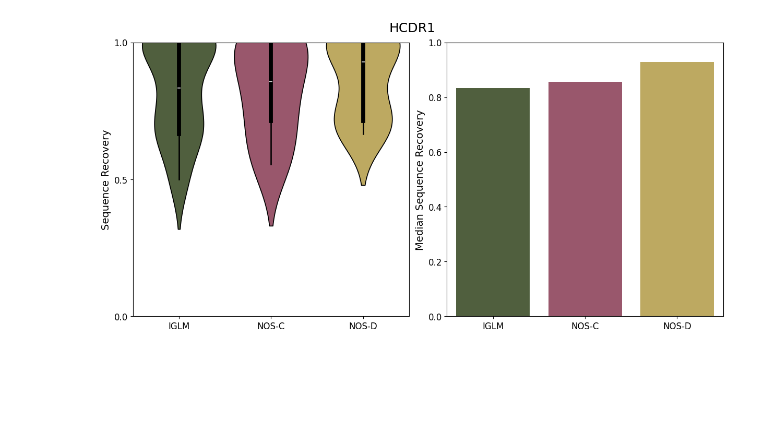
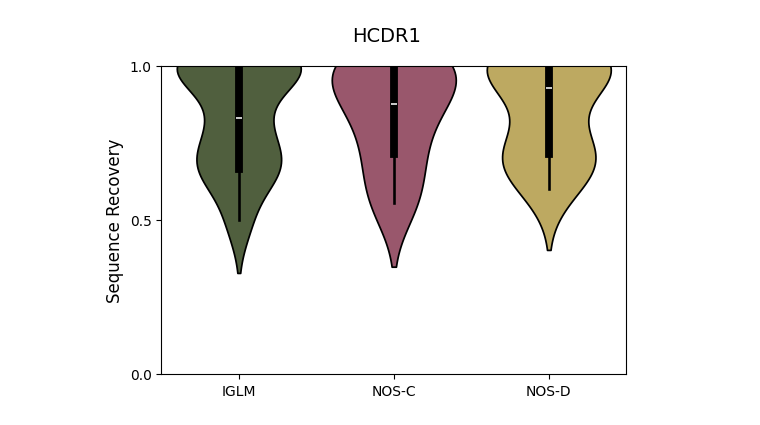
Before and after one commit to shainotshy1/BLISS_Experiments, a Jupyter notebook: NOS/analyze_data.ipynb, the cells around one changed output. Saved outputs shown, nothing was run; the diff lists cells and outputs as text; code cells hidden in the pictures; blank space fills up the shorter version.

Commit message:
added mlm data guided, removed bar

```diff
--- a/NOS/analyze_data.ipynb
+++ b/NOS/analyze_data.ipynb
@@ -4,64 +4,51 @@ import pandas as pd
 import seaborn as sns
 import matplotlib.pyplot as plt
 # %%
-def get_col(fn, sample_tag, col_name):
+def get_col(fn, col_name):
     df = pd.read_csv(fn)
-    return df[df['sample_tag'] == sample_tag][col_name].values
+    return df[col_name].values
 # %%
-# HCDR1 Analysis only
-
-sample = 'chothia_hcdr1'
-
-iglm_fn = 'data/iglm_fixed_samples_labeled.csv'
-iglm_data = get_col(iglm_fn, sample, 'seq_recovery')
+iglm_fn = 'data/iglm_fixed_samples_labeled_hcdr1.csv'
+iglm_data = get_col(iglm_fn, 'seq_recovery')
 iglm_med = np.median(iglm_data)
 
-nosc_fn = 'data/gaussian_fixed_length=True_samples_labeled.csv'
-nosc_data = get_col(nosc_fn, sample, 'seq_recovery')
+nosc_fn = 'data/gaussian_fixed_length=True_samples_labeled_hcdr1.csv'
+nosc_data = get_col(nosc_fn, 'seq_recovery')
 nosc_med = np.median(nosc_data)
 
-nosd_fn = 'data/mlm_fixed_length=True_samples_labeled.csv'
-nosd_data = get_col(nosd_fn, sample, 'seq_recovery')
+nosd_fn = 'data/mlm_fixed_length=True_samples_labeled_hcdr1.csv'
+nosd_data = get_col(nosd_fn, 'seq_recovery')
 nosd_med = np.median(nosd_data)
 
 data_violin = {
     'IGLM': iglm_data,
     'NOS-C': nosc_data,
     'NOS-D': nosd_data
 }
 
 data_bar = {
     'Algorithm': ['IGLM', 'NOS-C', 'NOS-D'],
     'Median Sequence Recovery': [iglm_med, nosc_med, nosd_med]
 }
 
-
-fig, axes = plt.subplots(1, 2, figsize=(12, 6), layout='constrained')
+fig, axes = plt.subplots(1, 1, figsize=(6, 4))
 
 group_names = []
 values = []
 for group, samples in data_violin.items():
     group_names.extend([group] * len(samples))
     values.extend(samples)
 
 df_v = pd.DataFrame({"Algorithm": group_names, "Sequence Recovery": values})
-sns.violinplot(x='Algorithm', y='Sequence Recovery', data=df_v, inner='box', palette=['#506538', '#A44C68', '#CCB252'], hue='Algorithm', linecolor='black', ax=axes[0])
-axes[0].set_ylim(top=1)
-axes[0].set_xlabel('')
-axes[0].set_ylabel('Sequence Recovery', fontsize=14)
-axes[0].tick_params(axis='both', which='major', labelsize=12)
-axes[0].set_yticks(np.linspace(0, 1, 3))
+sns.violinplot(x='Algorithm', y='Sequence Recovery', data=df_v, inner='box', palette=['#506538', '#A44C68', '#CCB252'], hue='Algorithm', linecolor='black', ax=axes)
+axes.set_ylim(top=1)
+axes.set_xlabel('')
+axes.set_ylabel('Sequence Recovery', fontsize=12)
+axes.tick_params(axis='both', which='major', labelsize=10)
+axes.set_yticks(np.linspace(0, 1, 3))
 
-df_b = pd.DataFrame(data_bar)
-sns.barplot(x='Algorithm', y='Median Sequence Recovery', data=df_b, palette=['#506538', '#A44C68', '#CCB252'], hue='Algorithm', ax=axes[1])
-axes[0].set_ylim(top=1)
-axes[1].set_xlabel('')
-axes[1].set_ylabel('Median Sequence Recovery', fontsize=14)
-axes[1].tick_params(axis='both', which='major', labelsize=12)
-axes[1].set_yticks(np.linspace(0, 1, 6))
-
-fig.suptitle('HCDR1', fontsize=18)
+fig.suptitle('HCDR1', fontsize=14)
 
 plt.show()
 # %% [output]
-[figure, old version]
+[figure, new version]
```
Also changed, not shown: parts of 1 cell of this notebook, 4 other files.
